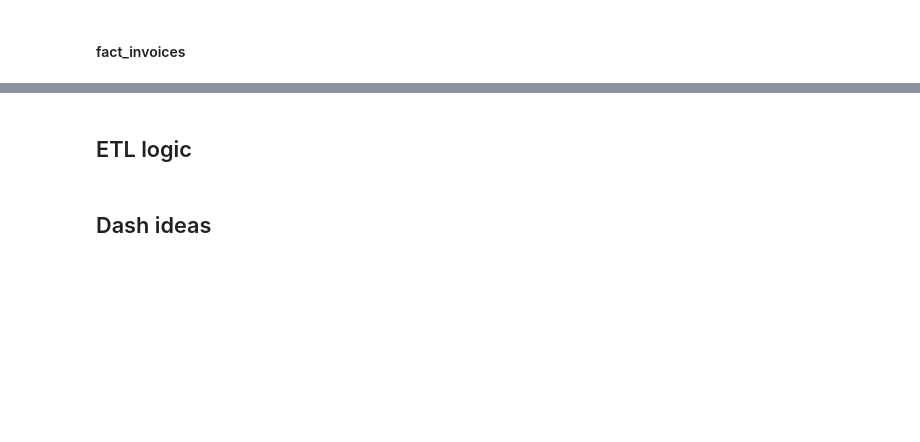
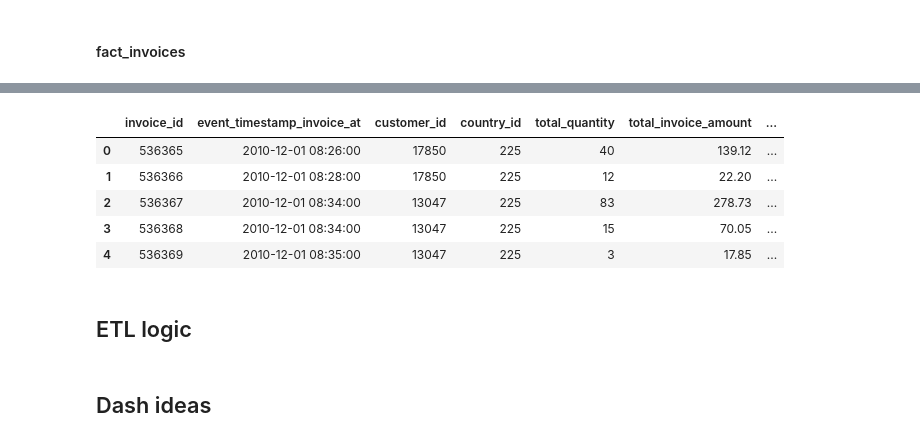
Before and after one commit to EAlmazanG/e2e-shop-pipedash, a Jupyter notebook: notebooks/prepare_data.ipynb, the cells around one changed output, grey strips where cells are left out. Cells and saved outputs as stored; diff of their text form; code cells hidden in the pictures; blank space fills up the shorter version.

```diff
--- a/notebooks/prepare_data.ipynb
+++ b/notebooks/prepare_data.ipynb
@@ -550,3 +666,32 @@ display(dim_location.head())
+# %%
+fact_invoices = transactions.groupby('invoice_id').agg({
+    'event_timestamp_invoiced_at': 'first',
+    'customer_id': 'first',
+    'country_name': 'first',
+    'quantity_amount': 'sum',
+    'unit_price_eur': lambda x: (x * transactions.loc[x.index, 'quantity_amount']).sum(),
+    'is_return': 'first'
+}).reset_index()
+fact_invoices = fact_invoices.rename(columns={
+    'event_timestamp_invoiced_at': 'event_timestamp_invoice_at',
+    'country_name': 'country_id',
+    'quantity_amount': 'total_quantity',
+    'unit_price_eur': 'total_invoice_amount'
+})
+fact_invoices['country_id'] = fact_invoices['country_id'].map(
+    dim_location.set_index('country_name')['country_id']
+)
+fact_invoices['invoice_date_id'] = fact_invoices['event_timestamp_invoice_at'].dt.date.map(
+    dim_date.set_index('date')['date_id']
+)
+display(fact_invoices.head())
+# %% [output]
+|  | invoice_id | event_timestamp_invoice_at | customer_id | country_id | total_quantity | total_invoice_amount | ... |
+| 0 | 536365 | 2010-12-01 08:26:00 | 17850 | 225 | 40 | 139.12 | ... |
+| 1 | 536366 | 2010-12-01 08:28:00 | 17850 | 225 | 12 | 22.20 | ... |
+| 2 | 536367 | 2010-12-01 08:34:00 | 13047 | 225 | 83 | 278.73 | ... |
+| 3 | 536368 | 2010-12-01 08:34:00 | 13047 | 225 | 15 | 70.05 | ... |
+| 4 | 536369 | 2010-12-01 08:35:00 | 13047 | 225 | 3 | 17.85 | ... |
 # %% [markdown]
 ## ETL logic
 # %% [markdown]
```
Also changed, not shown: parts of 11 cells of this notebook.
